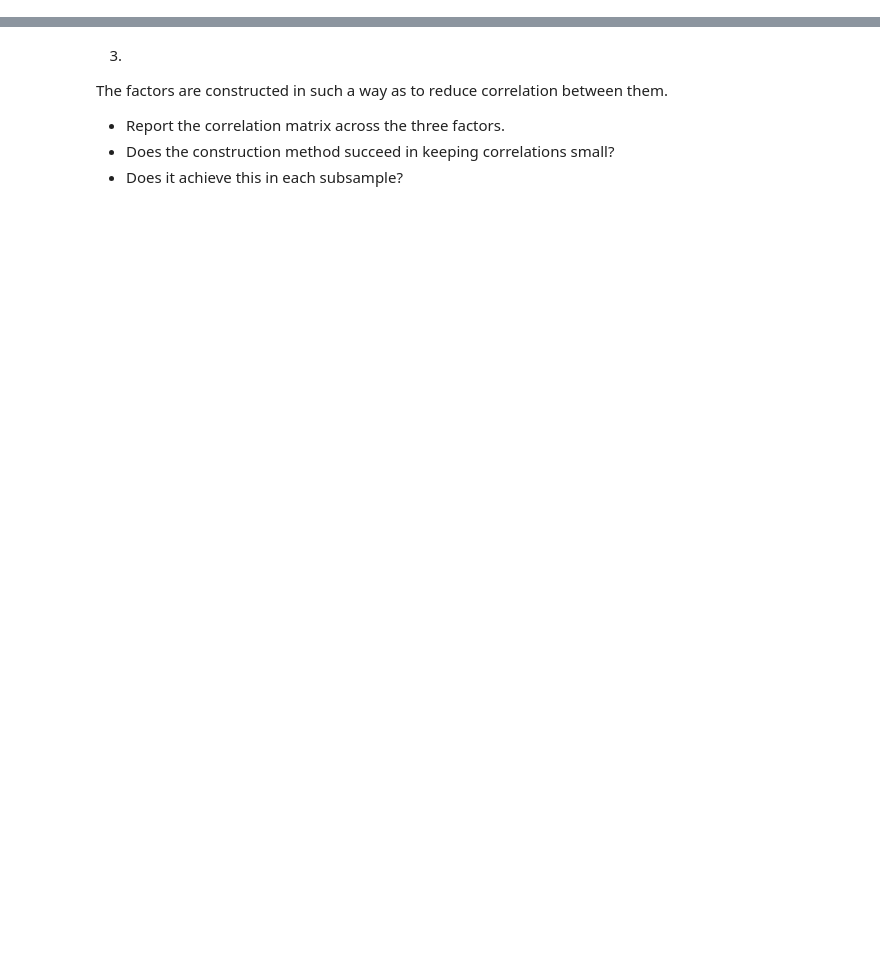
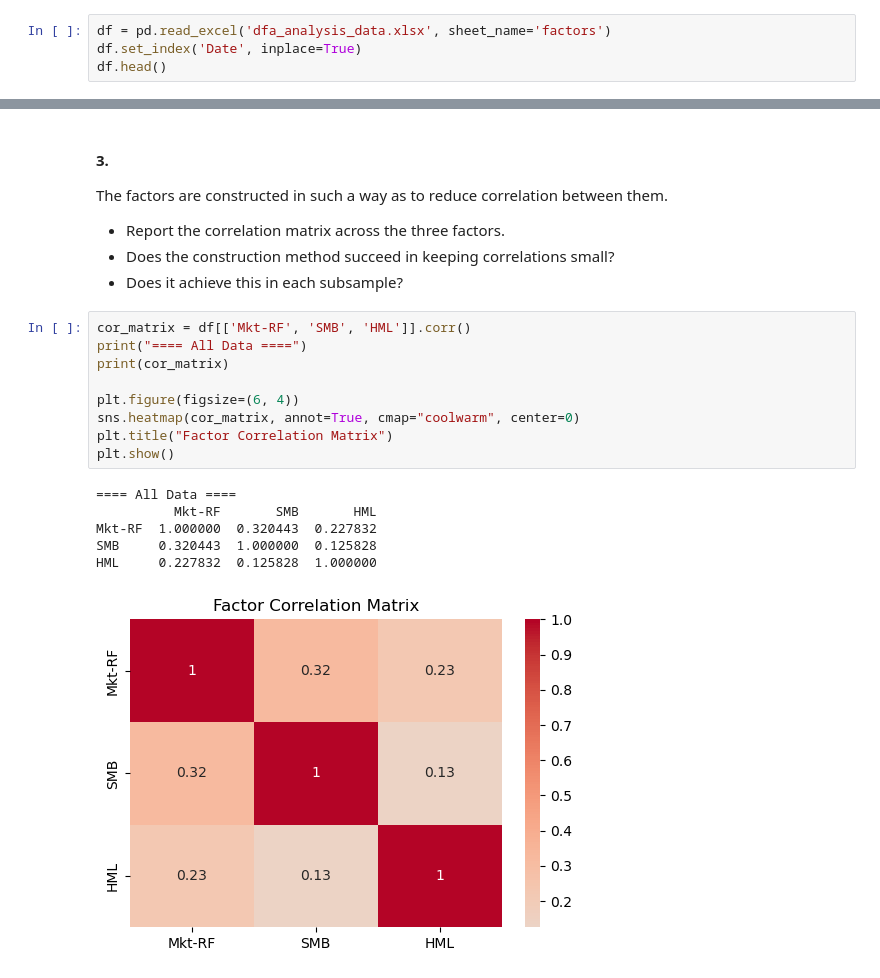
Before and after one commit to kebo1234/Portfolio-HW-Group-B-12, a Jupyter notebook: HW4/HW4.ipynb, the cells around one changed output, grey strips where cells are left out. Cells and saved outputs as stored; diff of their text form; blank space fills up the shorter version.

```diff
--- a/HW4/HW4.ipynb
+++ b/HW4/HW4.ipynb
@@ -2,0 +7,4 @@ import pandas as pd
+# %%
+df = pd.read_excel('dfa_analysis_data.xlsx', sheet_name='factors')
+df.set_index('Date', inplace=True)
+df.head()
@@ -22,6 +140,22 @@ Based on the factor statistics above, answer the following.
 # %% [markdown]
-3.
+#### 3.
 The factors are constructed in such a way as to reduce correlation between them.
 - Report the correlation matrix across the three factors.
 - Does the construction method succeed in keeping correlations small?
 - Does it achieve this in each subsample?
+# %%
+cor_matrix = df[['Mkt-RF', 'SMB', 'HML']].corr()
+print("==== All Data ====")
+print(cor_matrix)
+
+plt.figure(figsize=(6, 4))
+sns.heatmap(cor_matrix, annot=True, cmap="coolwarm", center=0)
+plt.title("Factor Correlation Matrix")
+plt.show()
+# %% [output]
+==== All Data ====
+          Mkt-RF       SMB       HML
+Mkt-RF  1.000000  0.320443  0.227832
+SMB     0.320443  1.000000  0.125828
+HML     0.227832  0.125828  1.000000
+[figure, added]
```
Also changed, not shown: parts of 23 cells of this notebook.
